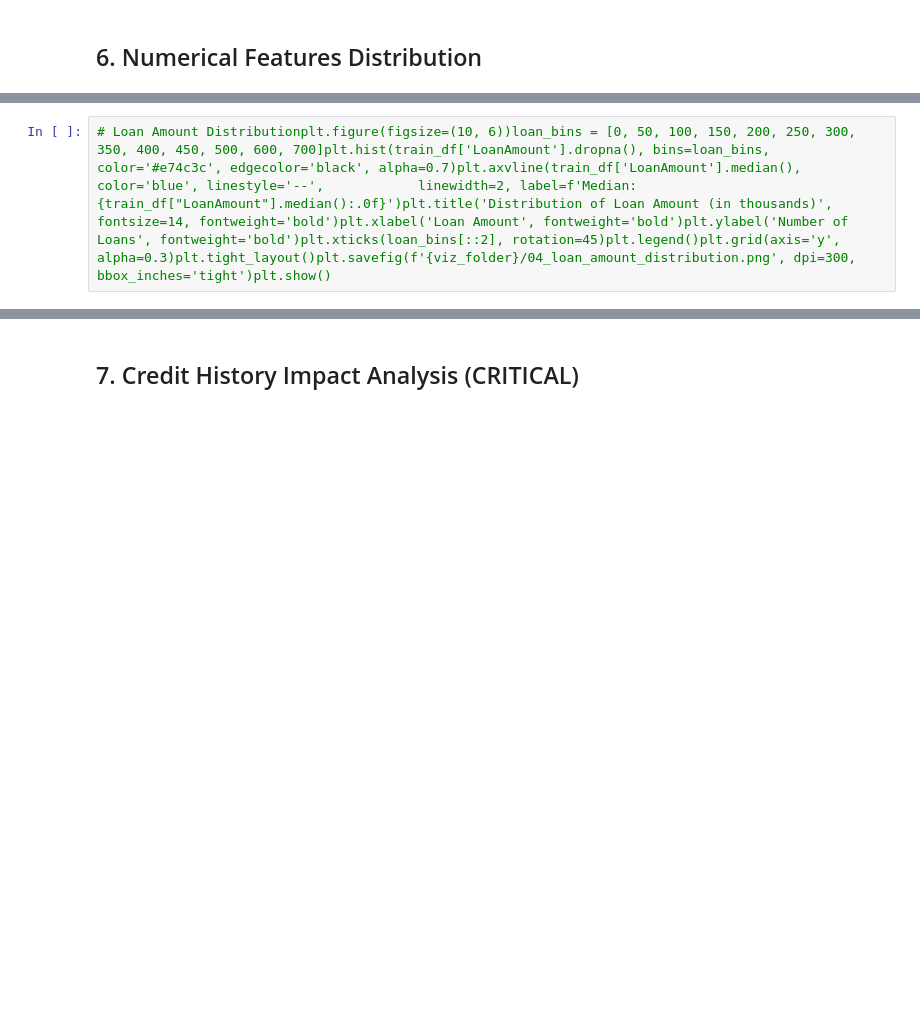
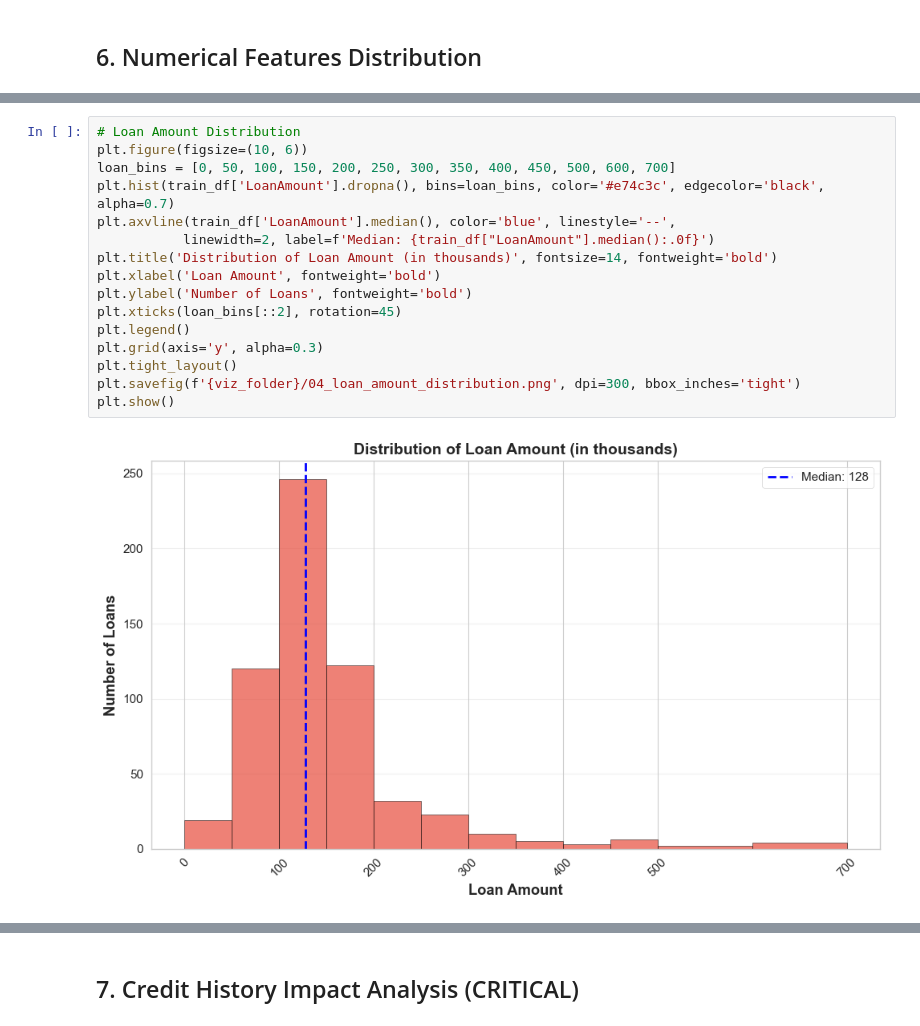
Before and after one commit to olatunjitobiloba/loan-predictor-api, a Jupyter notebook: notebooks/01_data_exploration.ipynb, the cells around one changed output, grey strips where cells are left out. Cells and saved outputs as stored; diff of their text form; blank space fills up the shorter version.

```diff
--- a/notebooks/01_data_exploration.ipynb
+++ b/notebooks/01_data_exploration.ipynb
@@ -37,3 +342,19 @@ import pandas as pdimport numpy as npimport matplotlib.pyplot as pltimport seabo
 # %%
-# Loan Amount Distributionplt.figure(figsize=(10, 6))loan_bins = [0, 50, 100, 150, 200, 250, 300, 350, 400, 450, 500, 600, 700]plt.hist(train_df['LoanAmount'].dropna(), bins=loan_bins, color='#e74c3c', edgecolor='black', alpha=0.7)plt.axvline(train_df['LoanAmount'].median(), color='blue', linestyle='--',            linewidth=2, label=f'Median: {train_df["LoanAmount"].median():.0f}')plt.title('Distribution of Loan Amount (in thousands)', fontsize=14, fontweight='bold')plt.xlabel('Loan Amount', fontweight='bold')plt.ylabel('Number of Loans', fontweight='bold')plt.xticks(loan_bins[::2], rotation=45)plt.legend()plt.grid(axis='y', alpha=0.3)plt.tight_layout()plt.savefig(f'{viz_folder}/04_loan_amount_distribution.png', dpi=300, bbox_inches='tight')plt.show()
+# Loan Amount Distribution
+plt.figure(figsize=(10, 6))
+loan_bins = [0, 50, 100, 150, 200, 250, 300, 350, 400, 450, 500, 600, 700]
+plt.hist(train_df['LoanAmount'].dropna(), bins=loan_bins, color='#e74c3c', edgecolor='black', alpha=0.7)
+plt.axvline(train_df['LoanAmount'].median(), color='blue', linestyle='--',
+           linewidth=2, label=f'Median: {train_df["LoanAmount"].median():.0f}')
+plt.title('Distribution of Loan Amount (in thousands)', fontsize=14, fontweight='bold')
+plt.xlabel('Loan Amount', fontweight='bold')
+plt.ylabel('Number of Loans', fontweight='bold')
+plt.xticks(loan_bins[::2], rotation=45)
+plt.legend()
+plt.grid(axis='y', alpha=0.3)
+plt.tight_layout()
+plt.savefig(f'{viz_folder}/04_loan_amount_distribution.png', dpi=300, bbox_inches='tight')
+plt.show()
+# %% [output]
+[figure, added]
 # %%
```
Also changed, not shown: parts of 25 cells of this notebook, 17 other files.
